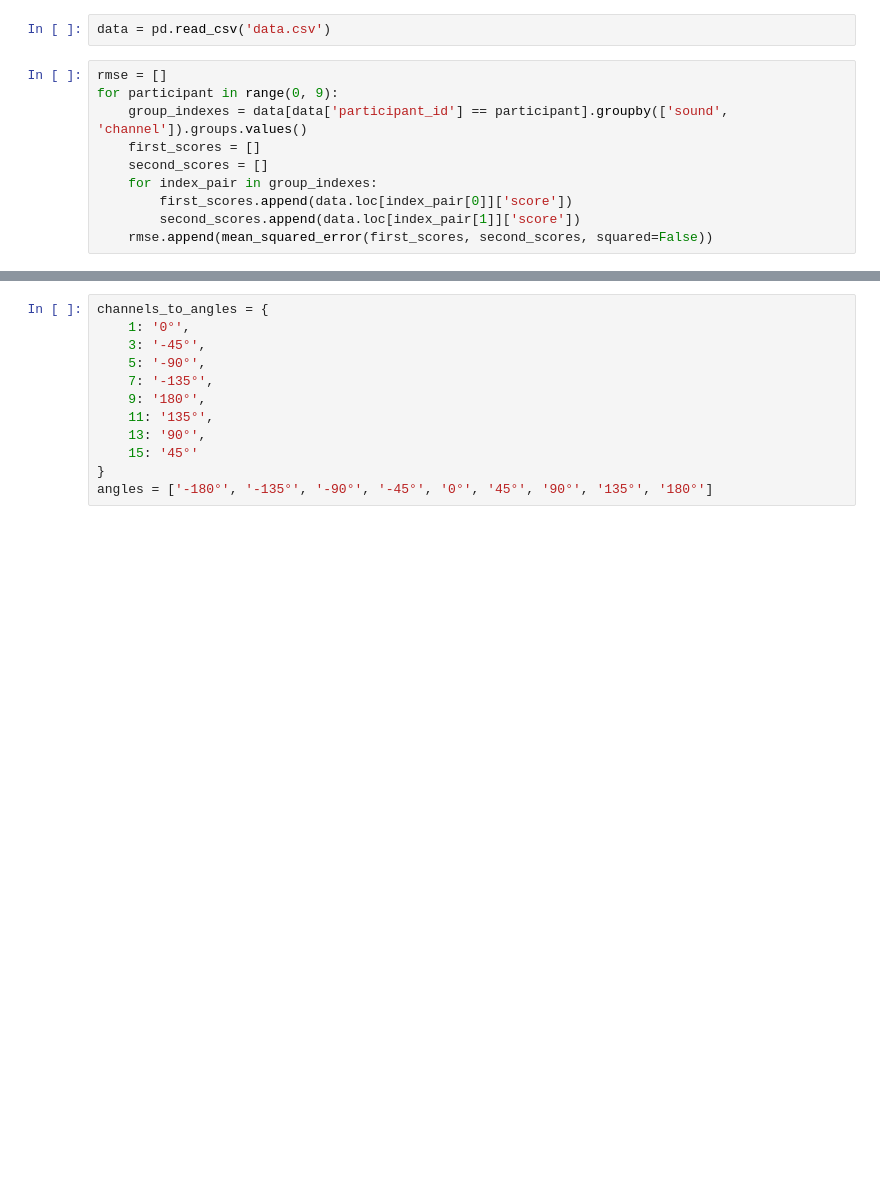
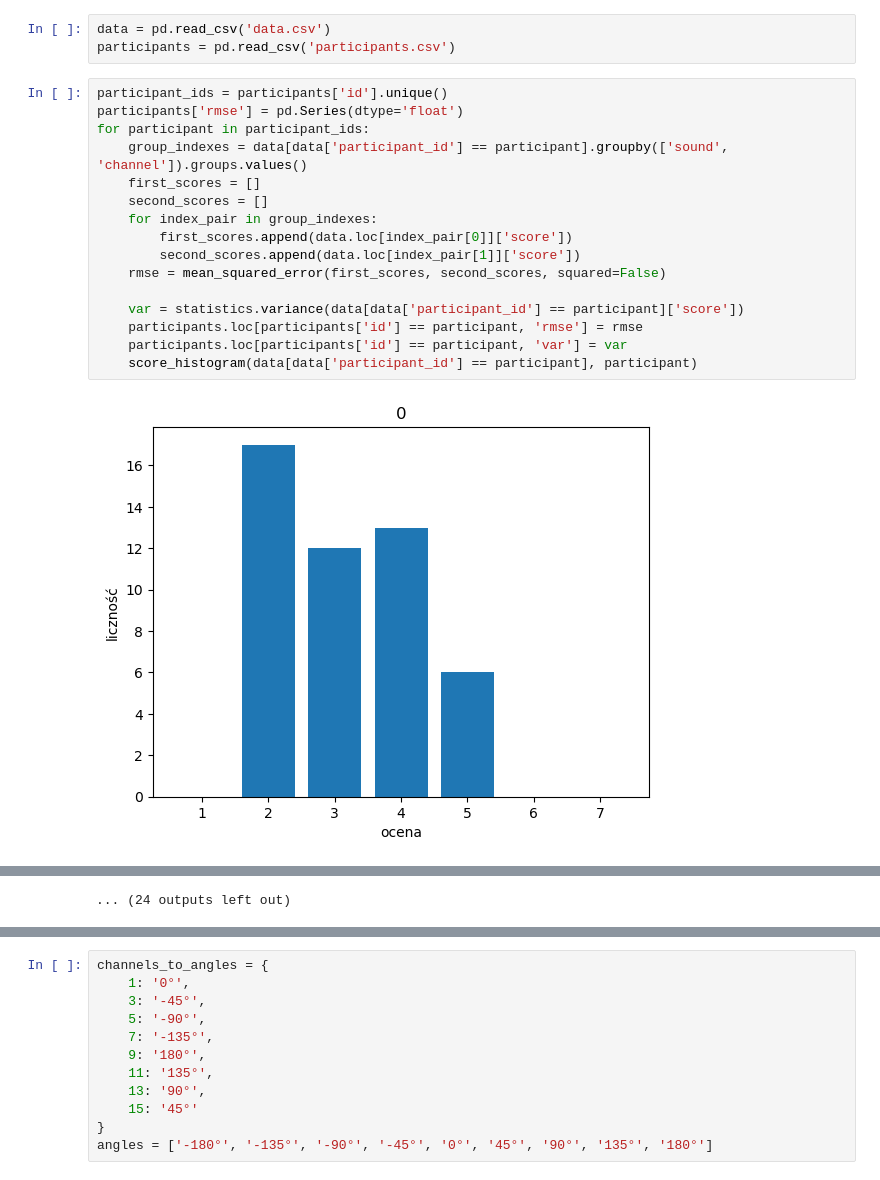
Before and after one commit to antoninastefanowska/MaxListeningTest, a Jupyter notebook: analysis.ipynb, the cells around one changed output, grey strips where cells are left out. Saved outputs shown, nothing was run; the diff lists cells and outputs as text; blank space fills up the shorter version.

```diff
--- a/analysis.ipynb
+++ b/analysis.ipynb
@@ -7,12 +21,21 @@ from sklearn.metrics import mean_squared_error
 # %%
 data = pd.read_csv('data.csv')
+participants = pd.read_csv('participants.csv')
 # %%
-rmse = []
-for participant in range(0, 9):
+participant_ids = participants['id'].unique()
+participants['rmse'] = pd.Series(dtype='float')
+for participant in participant_ids:
     group_indexes = data[data['participant_id'] == participant].groupby(['sound', 'channel']).groups.values()
     first_scores = []
     second_scores = []
     for index_pair in group_indexes:
         first_scores.append(data.loc[index_pair[0]]['score'])
         second_scores.append(data.loc[index_pair[1]]['score'])
-    rmse.append(mean_squared_error(first_scores, second_scores, squared=False))
+    rmse = mean_squared_error(first_scores, second_scores, squared=False)
+
+    var = statistics.variance(data[data['participant_id'] == participant]['score'])
+    participants.loc[participants['id'] == participant, 'rmse'] = rmse
+    participants.loc[participants['id'] == participant, 'var'] = var
+    score_histogram(data[data['participant_id'] == participant], participant)
+# %% [output]
+[figure, added]
@@ -19 +53,2 @@ for participant in range(0, 9):
+... (24 outputs left out)
 # %%
```
Also changed, not shown: parts of 13 cells of this notebook, 1 other file.
